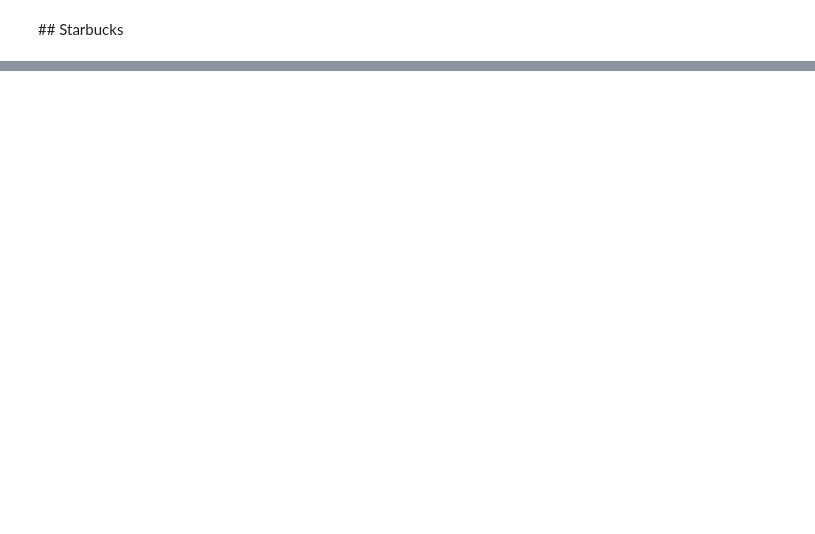
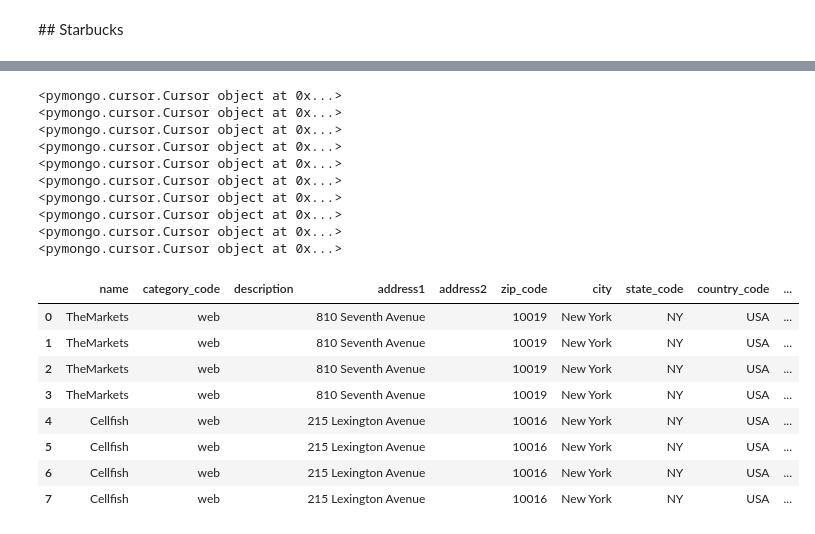
Before and after one commit to WHYTEWYLL/Loc_newoffice, a Jupyter notebook: main.ipynb, the cells around one changed output, grey strips where cells are left out. Cells and saved outputs as stored; diff of their text form; code cells hidden in the pictures; blank space fills up the shorter version.

```diff
--- a/main.ipynb
+++ b/main.ipynb
@@ -348,7 +400,28 @@ datany
 | 8 | dog hairdresser | 51st Avenue (Center Blvd) Long Is... | 4.494 | {'address': '51st Avenue', 'cross... | 40.743340 | -73.959869 | {'type': 'Point', 'coordinates': ... |
 | 9 | dog hairdresser | E 63rd St (at FDR Dr) New York, N... | 2.704 | {'address': 'E 63rd St', 'crossSt... | 40.760183 | -73.956919 | {'type': 'Point', 'coordinates': ... |
 # %%
-str_air_vegan_nba_dog_offices=pd.DataFrame(wtematch(datany))
+str_air_vegan_nba_dog_offices=pd.DataFrame(wtematch("str_air_vegan_nba_offices",datany,radius=1000))
+str_air_vegan_nba_dog_offices
+# %% [output]
+<pymongo.cursor.Cursor object at 0x...>
+<pymongo.cursor.Cursor object at 0x...>
+<pymongo.cursor.Cursor object at 0x...>
+<pymongo.cursor.Cursor object at 0x...>
+<pymongo.cursor.Cursor object at 0x...>
+<pymongo.cursor.Cursor object at 0x...>
+<pymongo.cursor.Cursor object at 0x...>
+<pymongo.cursor.Cursor object at 0x...>
+<pymongo.cursor.Cursor object at 0x...>
+<pymongo.cursor.Cursor object at 0x...>
+|  | name | category_code | description | address1 | address2 | zip_code | city | state_code | country_code | ... |
+| 0 | TheMarkets | web |  | 810 Seventh Avenue |  | 10019 | New York | NY | USA | ... |
+| 1 | TheMarkets | web |  | 810 Seventh Avenue |  | 10019 | New York | NY | USA | ... |
+| 2 | TheMarkets | web |  | 810 Seventh Avenue |  | 10019 | New York | NY | USA | ... |
+| 3 | TheMarkets | web |  | 810 Seventh Avenue |  | 10019 | New York | NY | USA | ... |
+| 4 | Cellfish | web |  | 215 Lexington Avenue |  | 10016 | New York | NY | USA | ... |
+| 5 | Cellfish | web |  | 215 Lexington Avenue |  | 10016 | New York | NY | USA | ... |
+| 6 | Cellfish | web |  | 215 Lexington Avenue |  | 10016 | New York | NY | USA | ... |
+| 7 | Cellfish | web |  | 215 Lexington Avenue |  | 10016 | New York | NY | USA | ... |
 # %%
 str_air_vegan_nba_dog_offices.drop_duplicates(subset='name', keep='first')
 # %% [output]
```
Also changed, not shown: parts of 24 cells of this notebook, 1 other file.
